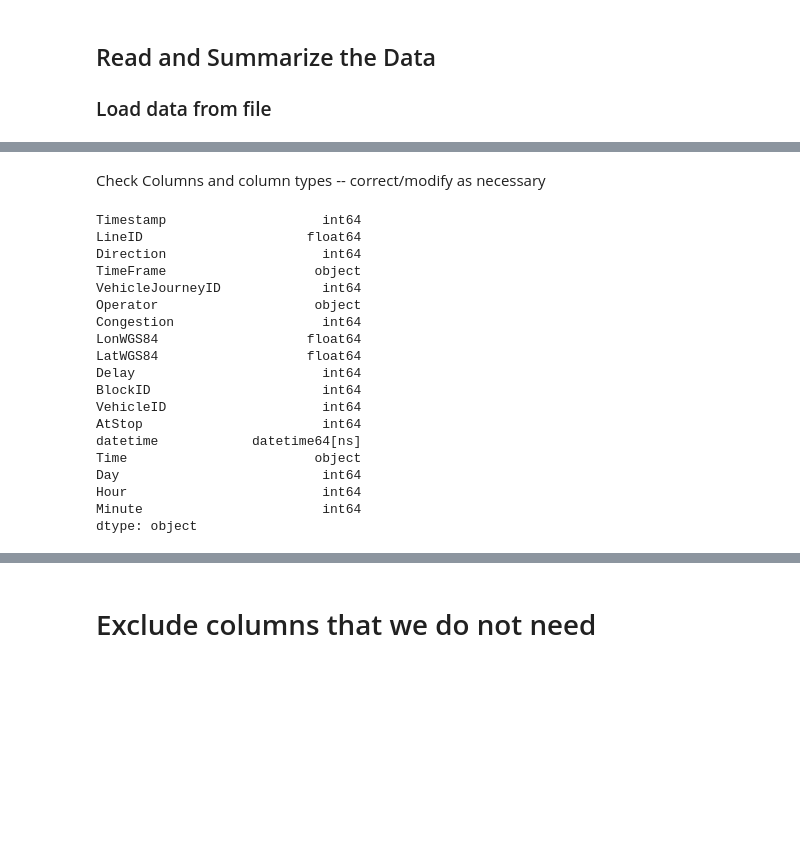
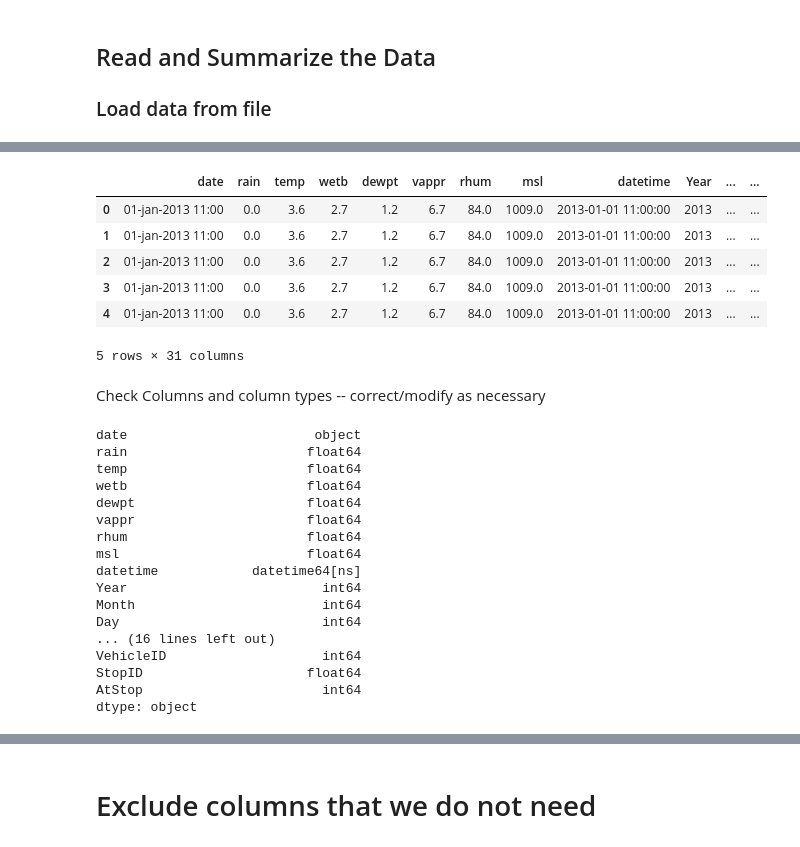
Before and after one commit to sba22230/DublinBusWeatherProject, a Jupyter notebook: Standalone_EDA.ipynb, the cells around one changed output, grey strips where cells are left out. Cells and saved outputs as stored; diff of their text form; code cells hidden in the pictures; blank space fills up the shorter version.

```diff
--- a/Standalone_EDA.ipynb
+++ b/Standalone_EDA.ipynb
@@ -506,24 +616,43 @@ bdf.head()
+# %%
+#join weather and bus
+df = pd.merge(Phoenix_wdf, df)
+
+df = df.astype({"rain": float})
+df = df.astype({"temp": float})
+df = df.astype({"wetb": float})
+df = df.astype({"dewpt": float})
+df = df.astype({"vappr": float})
+df = df.astype({"rhum": float})
+df = df.astype({"msl": float})
+
+df.head()
+# %% [output]
+|  | date | rain | temp | wetb | dewpt | vappr | rhum | msl | datetime | Year | ... | ... |
+| 0 | 01-jan-2013 11:00 | 0.0 | 3.6 | 2.7 | 1.2 | 6.7 | 84.0 | 1009.0 | 2013-01-01 11:00:00 | 2013 | ... | ... |
+| 1 | 01-jan-2013 11:00 | 0.0 | 3.6 | 2.7 | 1.2 | 6.7 | 84.0 | 1009.0 | 2013-01-01 11:00:00 | 2013 | ... | ... |
+| 2 | 01-jan-2013 11:00 | 0.0 | 3.6 | 2.7 | 1.2 | 6.7 | 84.0 | 1009.0 | 2013-01-01 11:00:00 | 2013 | ... | ... |
+| 3 | 01-jan-2013 11:00 | 0.0 | 3.6 | 2.7 | 1.2 | 6.7 | 84.0 | 1009.0 | 2013-01-01 11:00:00 | 2013 | ... | ... |
+| 4 | 01-jan-2013 11:00 | 0.0 | 3.6 | 2.7 | 1.2 | 6.7 | 84.0 | 1009.0 | 2013-01-01 11:00:00 | 2013 | ... | ... |
+5 rows × 31 columns
 # %% [markdown]
 Check Columns and column types -- correct/modify as necessary
 # %%
-bdf.dtypes
+df.dtypes
 # %% [output]
-Timestamp                    int64
-LineID                     float64
-Direction                    int64
-TimeFrame                   object
-VehicleJourneyID             int64
-Operator                    object
-Congestion                   int64
-LonWGS84                   float64
-LatWGS84                   float64
-Delay                        int64
-BlockID                      int64
+date                        object
+rain                       float64
+temp                       float64
+wetb                       float64
+dewpt                      float64
+vappr                      float64
+rhum                       float64
+msl                        float64
+datetime            datetime64[ns]
+Year                         int64
+Month                        int64
+Day                          int64
+... (16 lines left out)
 VehicleID                    int64
+StopID                     float64
 AtStop                       int64
-datetime            datetime64[ns]
-Time                        object
-Day                          int64
-Hour                         int64
-Minute                       int64
 dtype: object
```
Also changed, not shown: parts of 37 cells of this notebook, 1 other file.
